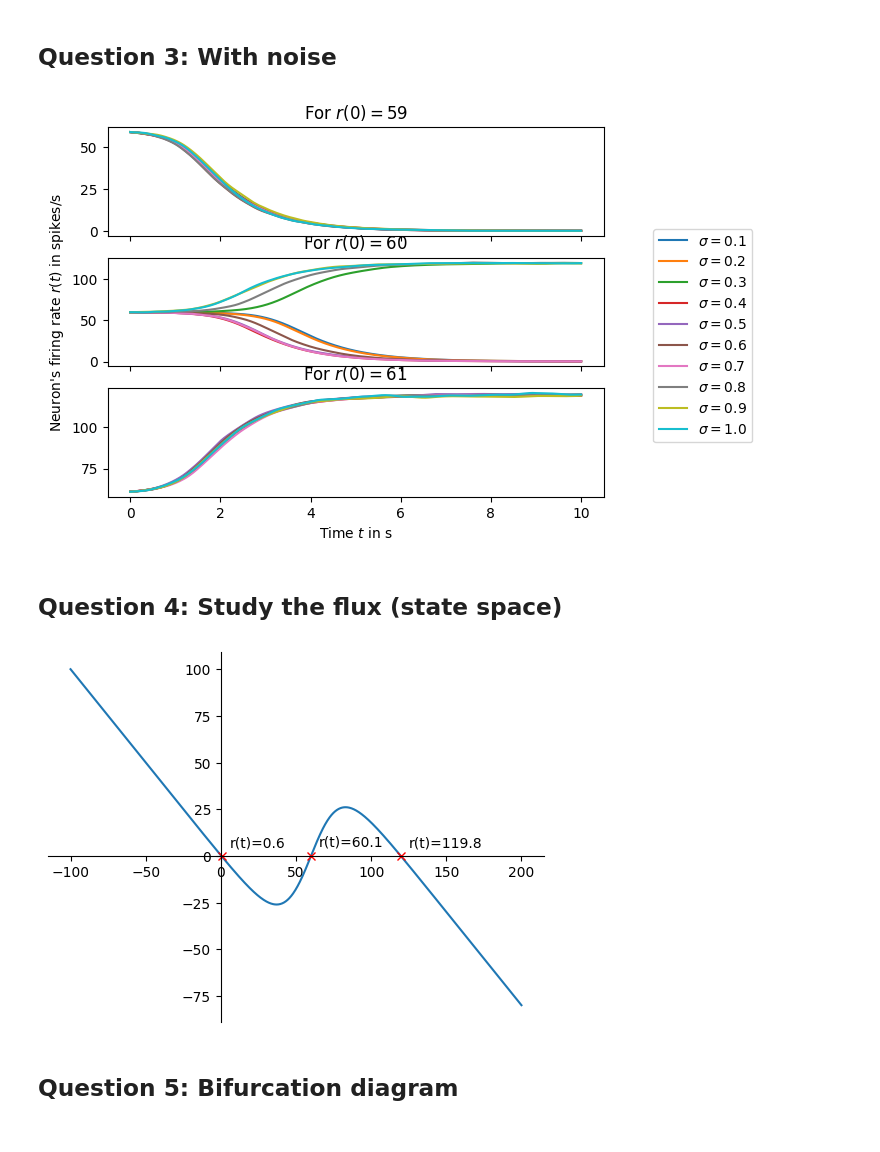
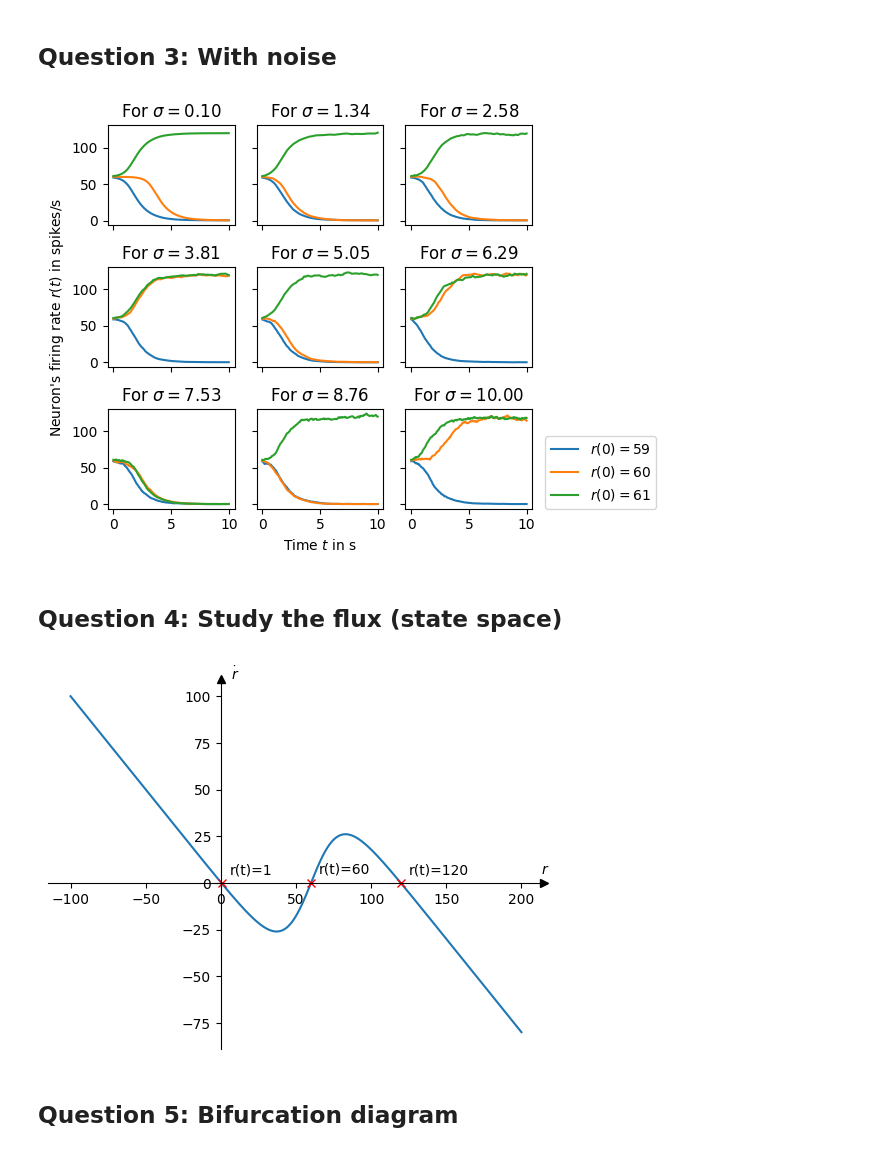
Before and after one commit to hgruniaux/NeuroScience, a Jupyter notebook: Set 3/homework3_part1.ipynb, the cells around one changed output. Cells and saved outputs as stored; diff of their text form; code cells hidden in the pictures.

```diff
--- a/Set 3/homework3_part1.ipynb
+++ b/Set 3/homework3_part1.ipynb
@@ -45,26 +57,26 @@ plt.show()
 # %%
 sigma = 0.3
 def f_with_noise(sigma):
     return lambda t, y: -y + activation_function(omega * y + I) + sigma * np.random.normal()
 
 t0 = 0
 tf = 10
-fig, axs = plt.subplots(3, sharex=True)
-for i, r0 in enumerate([59, 60, 61]):
-    for sigma in np.linspace(0.1, 1, num=10):
+fig, axs = plt.subplots(nrows=3, ncols=3, sharex=True, sharey=True)
+for i, sigma in enumerate(np.linspace(0.1, 10, num=9)):
+    for r0 in [59, 60, 61]:
         sol = solve_ivp(f_with_noise(sigma), [t0, tf], [r0], vectorized = True, dense_output=True)
         t = np.linspace(t0, tf, num=1000)
-        axs[i].plot(t, sol.sol(t)[0], label="$\\sigma={:.2}$".format(sigma))
-    axs[i].set_title("For $r(0)={}$".format(r0))
+        axs[i // 3][i % 3].plot(t, sol.sol(t)[0], label="$r(0)={}$".format(r0))
+    axs[i // 3][i % 3].set_title("For $\\sigma={:.2f}$".format(sigma))
 
-plt.xlabel("Time $t$ in s")
-# I love hacks. We can't use plt.ylabel() as it place the label on the last subfigure,
-# not in the center.
-axs[1].set_ylabel("Neuron's firing rate $r(t)$ in spikes/s")
-plt.legend(loc=(1.1,0.5))
+axs[2][1].set_xlabel("Time $t$ in s")
+axs[1][0].set_ylabel("Neuron's firing rate $r(t)$ in spikes/s")
+plt.legend(loc=(1.1, 0))
+plt.tight_layout()
+plt.savefig("figures/part1_dynamics_with_noise.svg")
 plt.show()
 # %% [output]
-[figure, old version]
+[figure, new version]
 # %% [markdown]
 ## Question 4: Study the flux (state space)
 # %%
@@ -79,7 +91,7 @@ ax.plot(r, y)
 for i in range(1, len(y) - 1):
     if y[i] * y[i-1] <= 0:
         ax.plot([r[i]], [y[i]], "xr")
-        ax.text(r[i] + 5, y[i] + 5, "r(t)={:.1f}".format(r[i]))
+        ax.text(r[i] + 5, y[i] + 5, "r(t)={:.0f}".format(r[i]))
 
 ax.spines['left'].set_position('zero')
 ax.spines['bottom'].set_position('zero')
@@ -87,9 +99,15 @@ ax.spines['right'].set_color('none')
 ax.yaxis.tick_left()
 ax.spines['top'].set_color('none')
 ax.xaxis.tick_bottom()
+
+ax.plot(1, 0, ">k", transform=ax.get_yaxis_transform(), clip_on=False)
+ax.plot(0, 1, "^k", transform=ax.get_xaxis_transform(), clip_on=False)
+ax.annotate("$r$", (213, 5), clip_on=False)
+ax.annotate("$\\dot{r}$", (7, 109), clip_on=False)
+plt.savefig("figures/part1_flux.svg")
 plt.show()
 # %% [output]
-[figure, old version]
+[figure, new version]
 # %% [markdown]
 ## Question 5: Bifurcation diagram
 # %%
```
Also changed, not shown: parts of 5 cells of this notebook, 4 other files.
